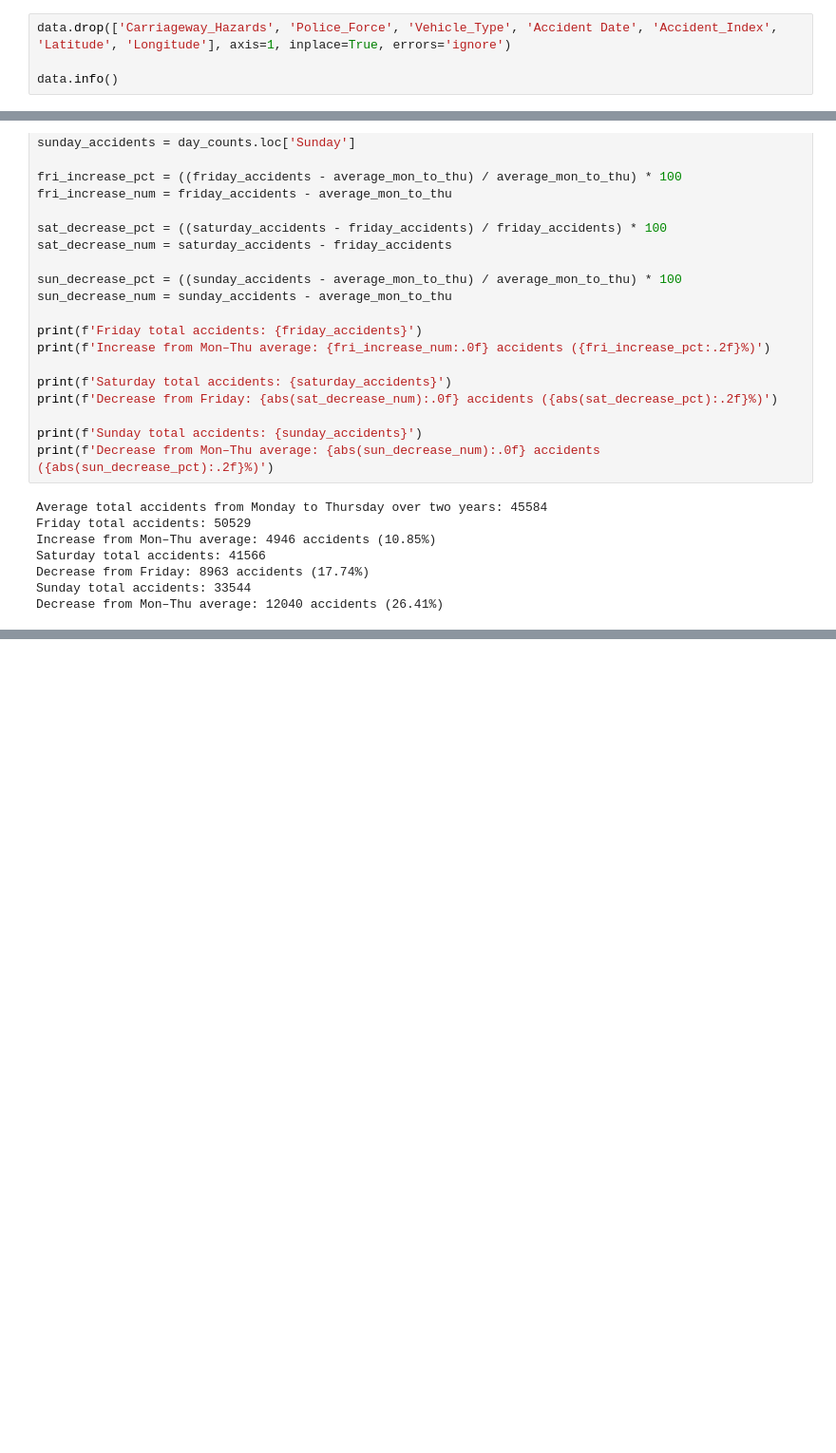
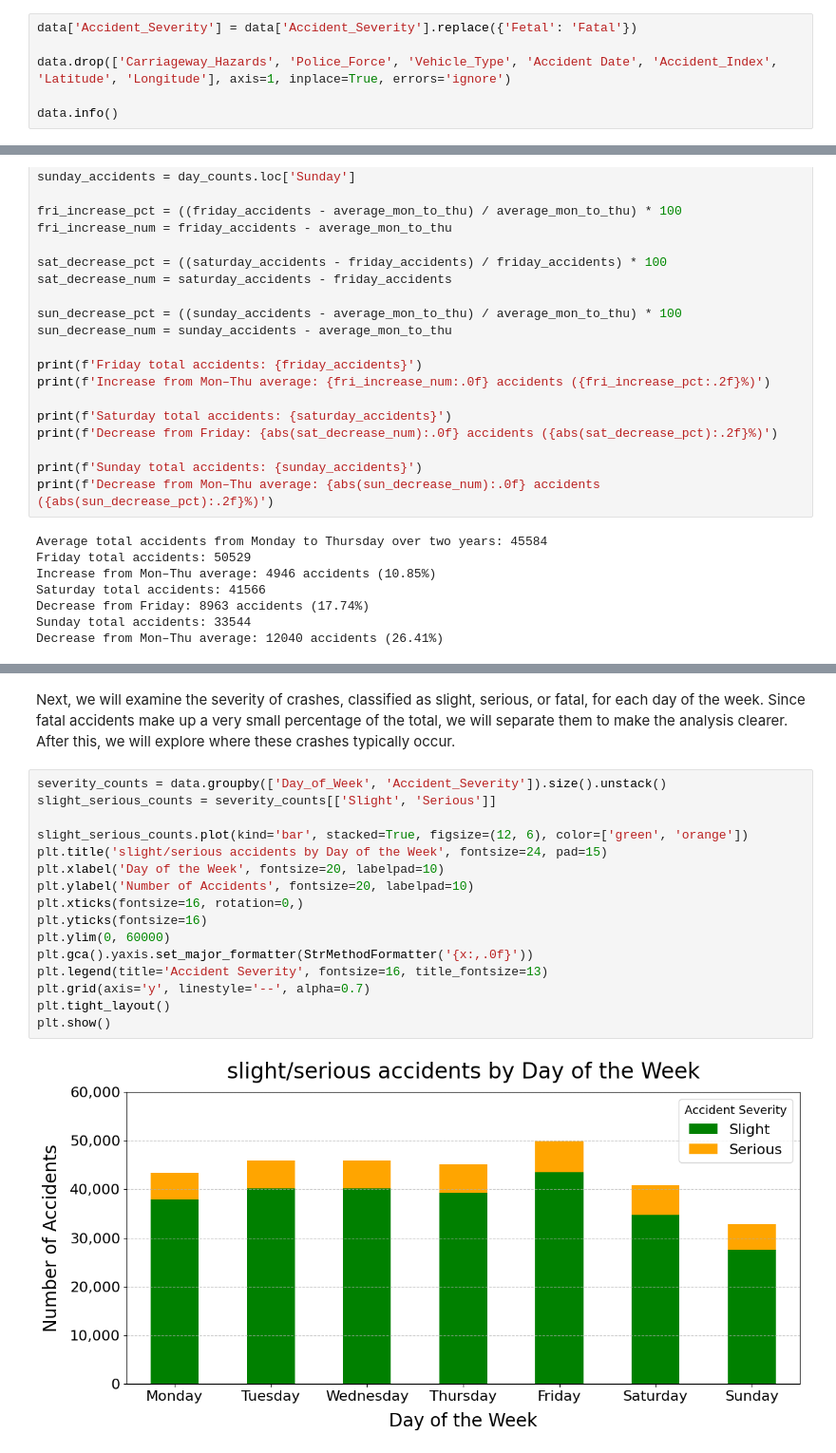
Before and after one commit to jackl92/UK_road_safety, a Jupyter notebook: road_accidents.ipynb, the cells around one changed output, grey strips where cells are left out. Shown at 95% size. Drawn from its saved outputs; the diff is of its cells as text; blank space fills up the shorter version.

Commit message:
added accident severity per day charts

```diff
--- a/road_accidents.ipynb
+++ b/road_accidents.ipynb
@@ -61,4 +63,6 @@ data.head()
 # %%
+data['Accident_Severity'] = data['Accident_Severity'].replace({'Fetal': 'Fatal'})
+
 data.drop(['Carriageway_Hazards', 'Police_Force', 'Vehicle_Type', 'Accident Date', 'Accident_Index', 'Latitude', 'Longitude'], axis=1, inplace=True, errors='ignore')
 
 data.info()
@@ -208,3 +212,23 @@ Decrease from Mon–Thu average: 12040 accidents (26.41%)
   <li>Saturday: Decrease in accidents as fewer people commute.</li>
   <li>Sunday: Further decrease; leisure day and closed shops may reduce traffic.</li>
 </ul>
+# %% [markdown]
+<p>Next, we will examine the severity of crashes, classified as slight, serious, or fatal, for each day of the week. Since fatal accidents make up a very small percentage of the total, we will separate them to make the analysis clearer. After this, we will explore where these crashes typically occur.</p>
+# %%
+severity_counts = data.groupby(['Day_of_Week', 'Accident_Severity']).size().unstack()
+slight_serious_counts = severity_counts[['Slight', 'Serious']]
+
+slight_serious_counts.plot(kind='bar', stacked=True, figsize=(12, 6), color=['green', 'orange'])
+plt.title('slight/serious accidents by Day of the Week', fontsize=24, pad=15)
+plt.xlabel('Day of the Week', fontsize=20, labelpad=10)
+plt.ylabel('Number of Accidents', fontsize=20, labelpad=10)
+plt.xticks(fontsize=16, rotation=0,)
+plt.yticks(fontsize=16)
+plt.ylim(0, 60000)
+plt.gca().yaxis.set_major_formatter(StrMethodFormatter('{x:,.0f}'))
+plt.legend(title='Accident Severity', fontsize=16, title_fontsize=13)
+plt.grid(axis='y', linestyle='--', alpha=0.7)
+plt.tight_layout()
+plt.show()
+# %% [output]
+[figure, added]
```
Also changed, not shown: parts of 3 cells of this notebook.
